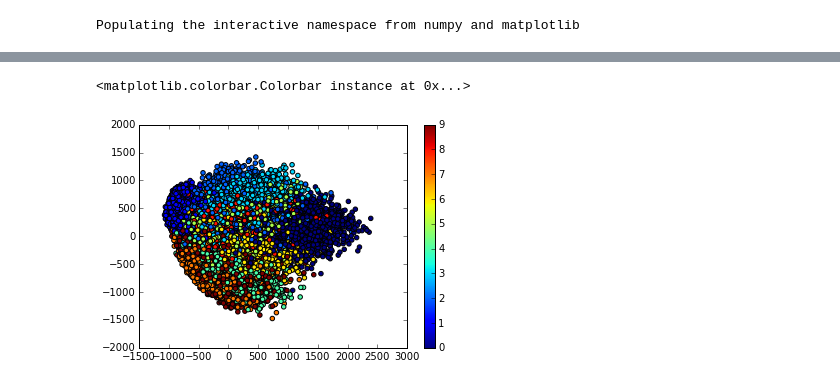
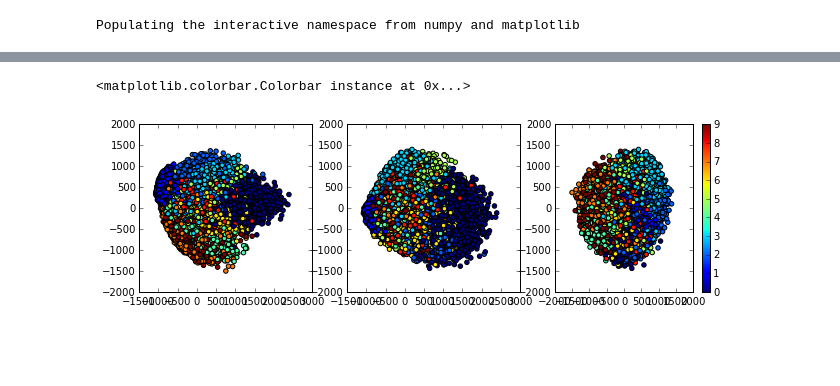
Before and after one commit to inmidvideo/kaggle-mnist, a Jupyter notebook: python/mnist_test.ipynb, the cells around one changed output, grey strips where cells are left out. Saved outputs shown, nothing was run; the diff lists cells and outputs as text; code cells hidden in the pictures; blank space fills up the shorter version.

```diff
--- a/python/mnist_test.ipynb
+++ b/python/mnist_test.ipynb
@@ -28,11 +34,9 @@ for i in range(64):
 # %%
-from sklearn.decomposition import RandomizedPCA
-pca = RandomizedPCA(n_components=2)
+#from sklearn.decomposition import RandomizedPCA
+pca = RandomizedPCA(n_components=n_components)
 proj_train = pca.fit_transform(X_train)
 proj_test = pca.fit_transform(X_test)
+#from sklearn.manifold import Isomap
+#iso = Isomap(n_components=n_components)
+#proj_train = iso.fit_transform(X_train)
+#proj_test = iso.fit_transform(X_test)
-# %%
-plt.scatter(proj_train[:, 0], proj_train[:, 1], c=y_train)
-plt.colorbar()
-# %% [output]
-<matplotlib.colorbar.Colorbar instance at 0x...>
-[figure, removed]
@@ -41,0 +43,11 @@ from sklearn.naive_bayes import GaussianNB
+# %%
+figure(num=1, figsize=(18, 3), dpi=100, facecolor='w', edgecolor='k') # plot results
+plot_idx = 1
+for pair in pairs:
+    plt.subplot(1, len(clfs), plot_idx)
+    plt.scatter(proj_train[:, pair[0]], proj_train[:, pair[1]], c=y_train)
+    plot_idx += 1
+plt.colorbar()
+# %% [output]
+<matplotlib.colorbar.Colorbar instance at 0x...>
+[figure, added]
```
Also changed, not shown: parts of 13 cells of this notebook, 2 other files.
